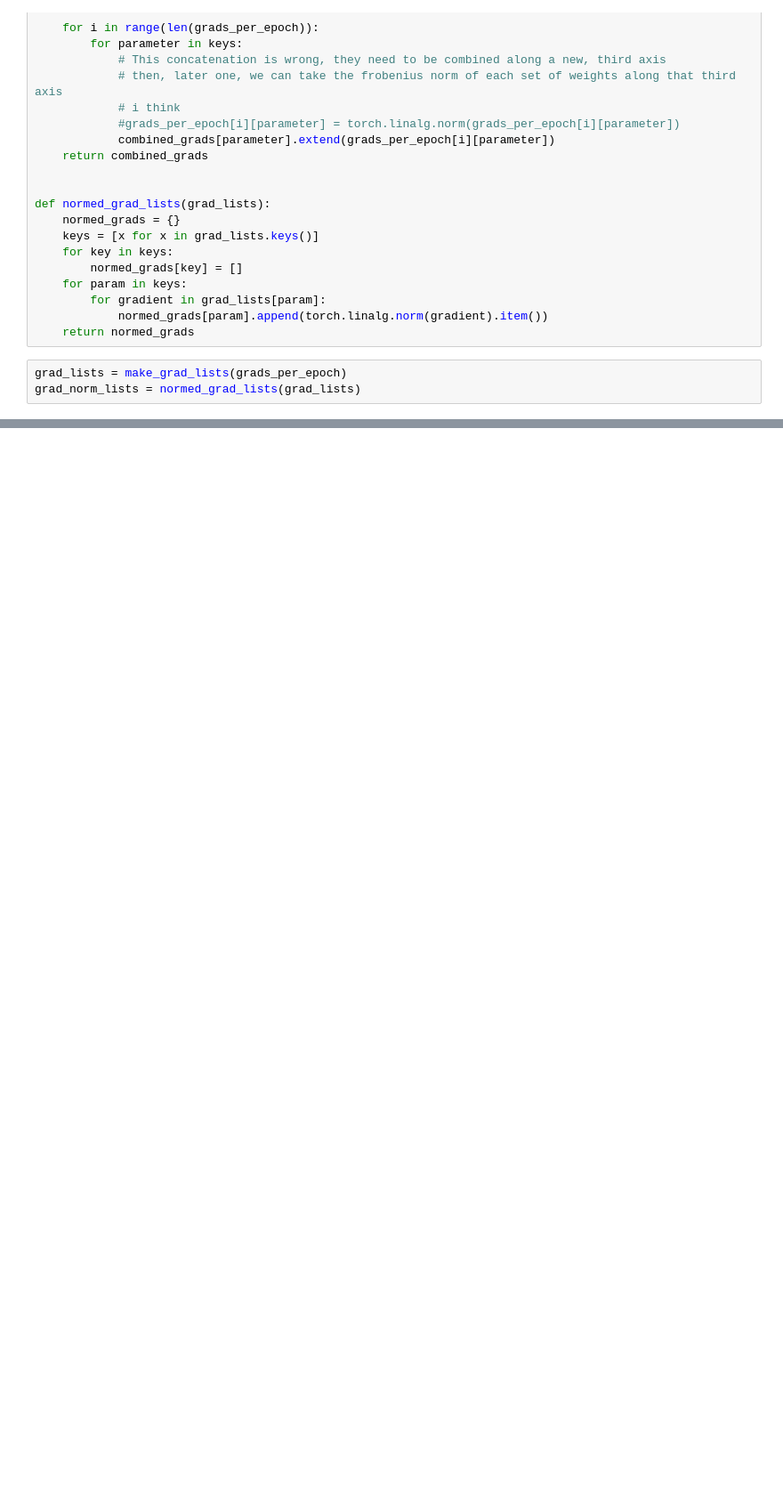
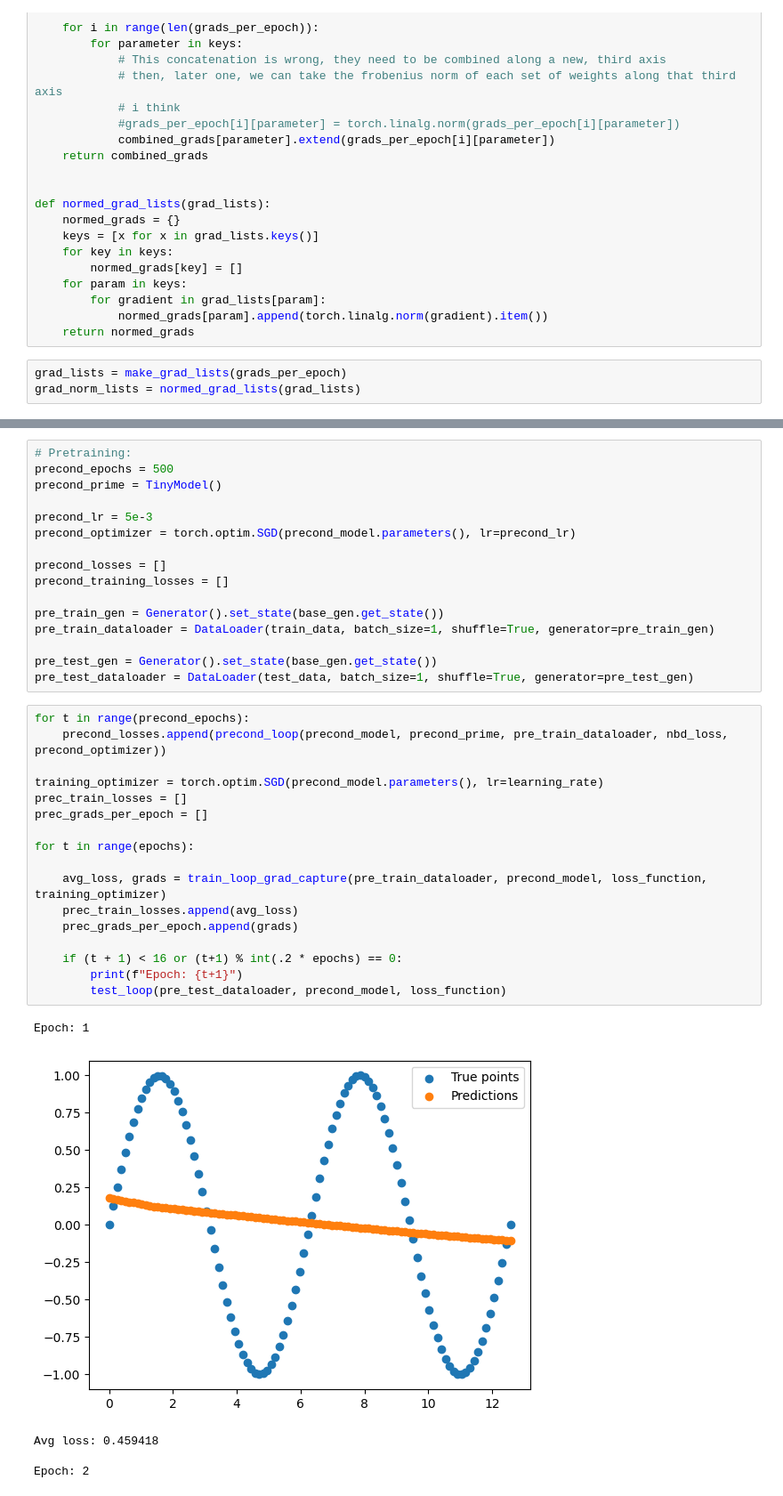
Before and after one commit to AS0berle/generalization-preconditioning, a Jupyter notebook: initial_exploration/descent.ipynb, the cells around one changed output, grey strips where cells are left out. Shown at 89% size. Drawn from its saved outputs; the diff is of its cells as text; blank space fills up the shorter version.

```diff
--- a/initial_exploration/descent.ipynb
+++ b/initial_exploration/descent.ipynb
@@ -228 +237,40 @@ max          2.691940
 dtype: float64
+# %%
+# Pretraining:
+precond_epochs = 500
+precond_prime = TinyModel()
+
+precond_lr = 5e-3
+precond_optimizer = torch.optim.SGD(precond_model.parameters(), lr=precond_lr)
+
+precond_losses = []
+precond_training_losses = []
+
+pre_train_gen = Generator().set_state(base_gen.get_state())
+pre_train_dataloader = DataLoader(train_data, batch_size=1, shuffle=True, generator=pre_train_gen)
+
+pre_test_gen = Generator().set_state(base_gen.get_state())
+pre_test_dataloader = DataLoader(test_data, batch_size=1, shuffle=True, generator=pre_test_gen)
+# %%
+for t in range(precond_epochs):
+    precond_losses.append(precond_loop(precond_model, precond_prime, pre_train_dataloader, nbd_loss, precond_optimizer))
+
+training_optimizer = torch.optim.SGD(precond_model.parameters(), lr=learning_rate)
+prec_train_losses = []
+prec_grads_per_epoch = []
+
+for t in range(epochs):
+
+    avg_loss, grads = train_loop_grad_capture(pre_train_dataloader, precond_model, loss_function, training_optimizer)
+    prec_train_losses.append(avg_loss)
+    prec_grads_per_epoch.append(grads)
+
+    if (t + 1) < 16 or (t+1) % int(.2 * epochs) == 0:
+        print(f"Epoch: {t+1}")
+        test_loop(pre_test_dataloader, precond_model, loss_function)
+# %% [output]
+Epoch: 1
+[figure, added]
+Avg loss: 0.459418
+
+Epoch: 2
```
Also changed, not shown: parts of 10 cells of this notebook, 1 other file.
